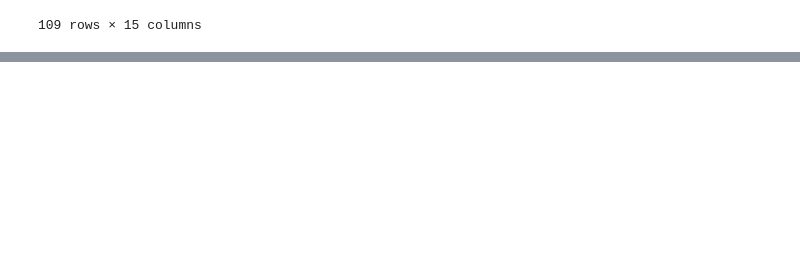
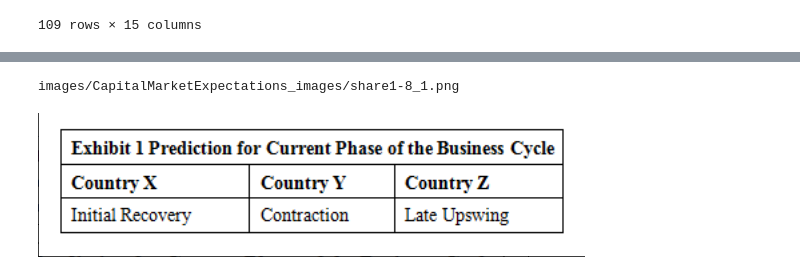
Before and after one commit to Jennie-Deng/Finmath, a Jupyter notebook: dataset/domoDataProcess.ipynb, the cells around one changed output, grey strips where cells are left out. Saved outputs shown, nothing was run; the diff lists cells and outputs as text; code cells hidden in the pictures; blank space fills up the shorter version.

```diff
--- a/dataset/domoDataProcess.ipynb
+++ b/dataset/domoDataProcess.ipynb
@@ -108,0 +131,3 @@ with open('uniDemo.json', 'w', encoding='utf-8') as json_file:
+# %%
+data = pd.read_json('multiDemo.json')
+data
@@ -108,0 +148,8 @@ with open('uniDemo.json', 'w', encoding='utf-8') as json_file:
+# %%
+# Display the first image in the dataset
+image_path = data['Share Image'].iloc[0][0]  # Assuming the first image path is in the first row and first element of the list
+print(image_path)
+display(Image("images/CapitalMarketExpectations_images/share1-8_1.png"))
+# %% [output]
+images/CapitalMarketExpectations_images/share1-8_1.png
+[figure, added]
```
Also changed, not shown: parts of 5 cells of this notebook, 2 other files.
